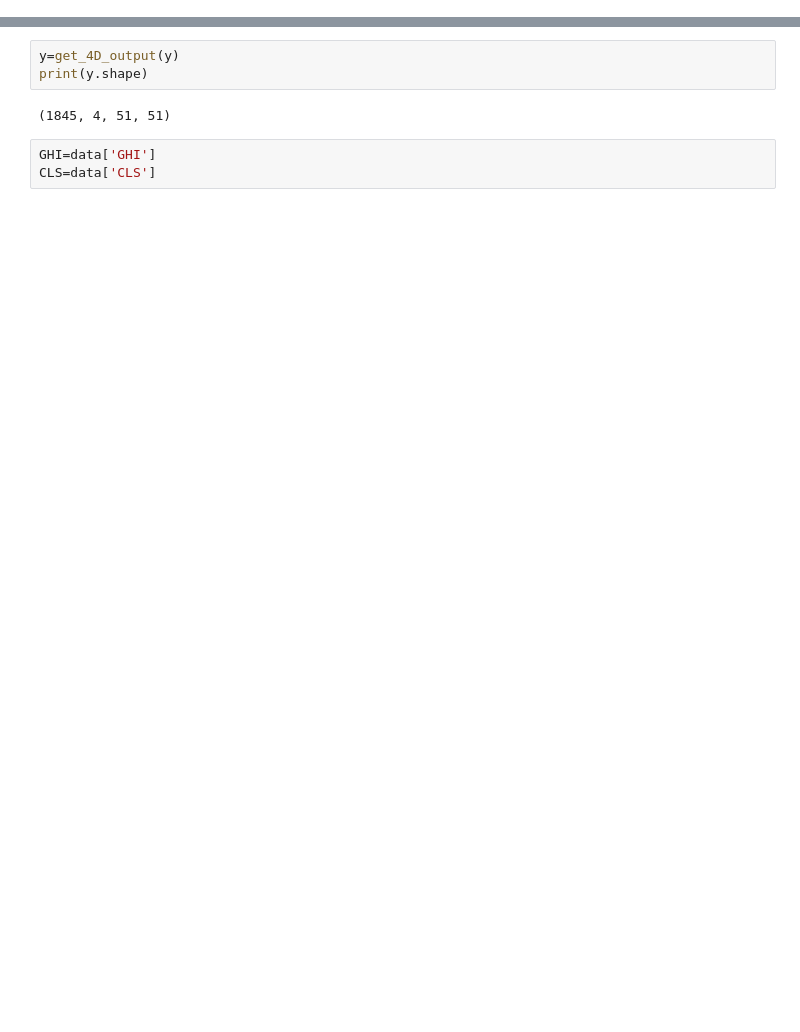
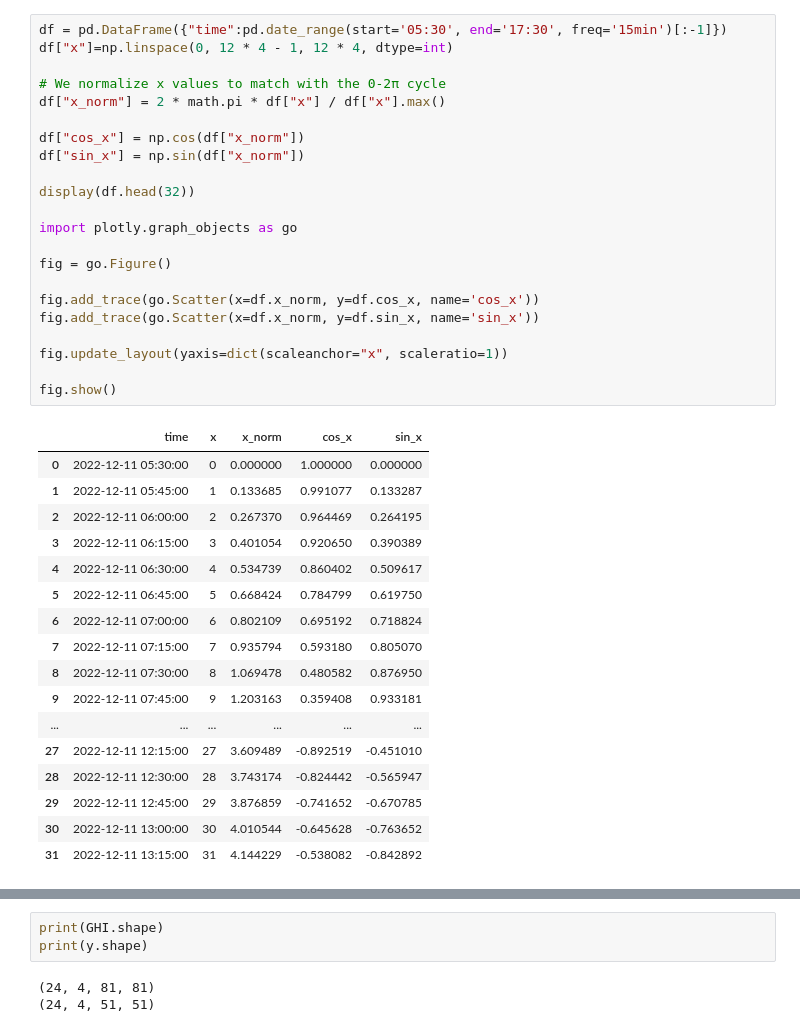
Before and after one commit to fedegiallorosso/solar_forecasting, a Jupyter notebook: notebooks/fedegiallorosso_working_model.ipynb, the cells around one changed output, grey strips where cells are left out. Saved outputs shown, nothing was run; the diff lists cells and outputs as text; blank space fills up the shorter version.

```diff
--- a/notebooks/fedegiallorosso_working_model.ipynb
+++ b/notebooks/fedegiallorosso_working_model.ipynb
@@ -20,0 +34,40 @@ y = pd.read_csv('../raw_data/Y_train.csv')
+# %%
+df = pd.DataFrame({"time":pd.date_range(start='05:30', end='17:30', freq='15min')[:-1]})
+df["x"]=np.linspace(0, 12 * 4 - 1, 12 * 4, dtype=int)
+
+# We normalize x values to match with the 0-2π cycle
+df["x_norm"] = 2 * math.pi * df["x"] / df["x"].max()
+
+df["cos_x"] = np.cos(df["x_norm"])
+df["sin_x"] = np.sin(df["x_norm"])
+
+display(df.head(32))
+
+import plotly.graph_objects as go
+
+fig = go.Figure()
+
+fig.add_trace(go.Scatter(x=df.x_norm, y=df.cos_x, name='cos_x'))
+fig.add_trace(go.Scatter(x=df.x_norm, y=df.sin_x, name='sin_x'))
+
+fig.update_layout(yaxis=dict(scaleanchor="x", scaleratio=1))
+
+fig.show()
+# %% [output]
+|  | time | x | x_norm | cos_x | sin_x |
+| 0 | 2022-12-11 05:30:00 | 0 | 0.000000 | 1.000000 | 0.000000 |
+| 1 | 2022-12-11 05:45:00 | 1 | 0.133685 | 0.991077 | 0.133287 |
+| 2 | 2022-12-11 06:00:00 | 2 | 0.267370 | 0.964469 | 0.264195 |
+| 3 | 2022-12-11 06:15:00 | 3 | 0.401054 | 0.920650 | 0.390389 |
+| 4 | 2022-12-11 06:30:00 | 4 | 0.534739 | 0.860402 | 0.509617 |
+| 5 | 2022-12-11 06:45:00 | 5 | 0.668424 | 0.784799 | 0.619750 |
+| 6 | 2022-12-11 07:00:00 | 6 | 0.802109 | 0.695192 | 0.718824 |
+| 7 | 2022-12-11 07:15:00 | 7 | 0.935794 | 0.593180 | 0.805070 |
+| 8 | 2022-12-11 07:30:00 | 8 | 1.069478 | 0.480582 | 0.876950 |
+| 9 | 2022-12-11 07:45:00 | 9 | 1.203163 | 0.359408 | 0.933181 |
+| ... | ... | ... | ... | ... | ... |
+| 27 | 2022-12-11 12:15:00 | 27 | 3.609489 | -0.892519 | -0.451010 |
+| 28 | 2022-12-11 12:30:00 | 28 | 3.743174 | -0.824442 | -0.565947 |
+| 29 | 2022-12-11 12:45:00 | 29 | 3.876859 | -0.741652 | -0.670785 |
+| 30 | 2022-12-11 13:00:00 | 30 | 4.010544 | -0.645628 | -0.763652 |
+| 31 | 2022-12-11 13:15:00 | 31 | 4.144229 | -0.538082 | -0.842892 |
@@ -21,8 +75,6 @@ y = pd.read_csv('../raw_data/Y_train.csv')
 # %%
-y=get_4D_output(y)
+print(GHI.shape)
 print(y.shape)
 # %% [output]
-(1845, 4, 51, 51)
+(24, 4, 81, 81)
+(24, 4, 51, 51)
-# %%
-GHI=data['GHI']
-CLS=data['CLS']
```
Also changed, not shown: parts of 18 cells of this notebook, 2 other files.
